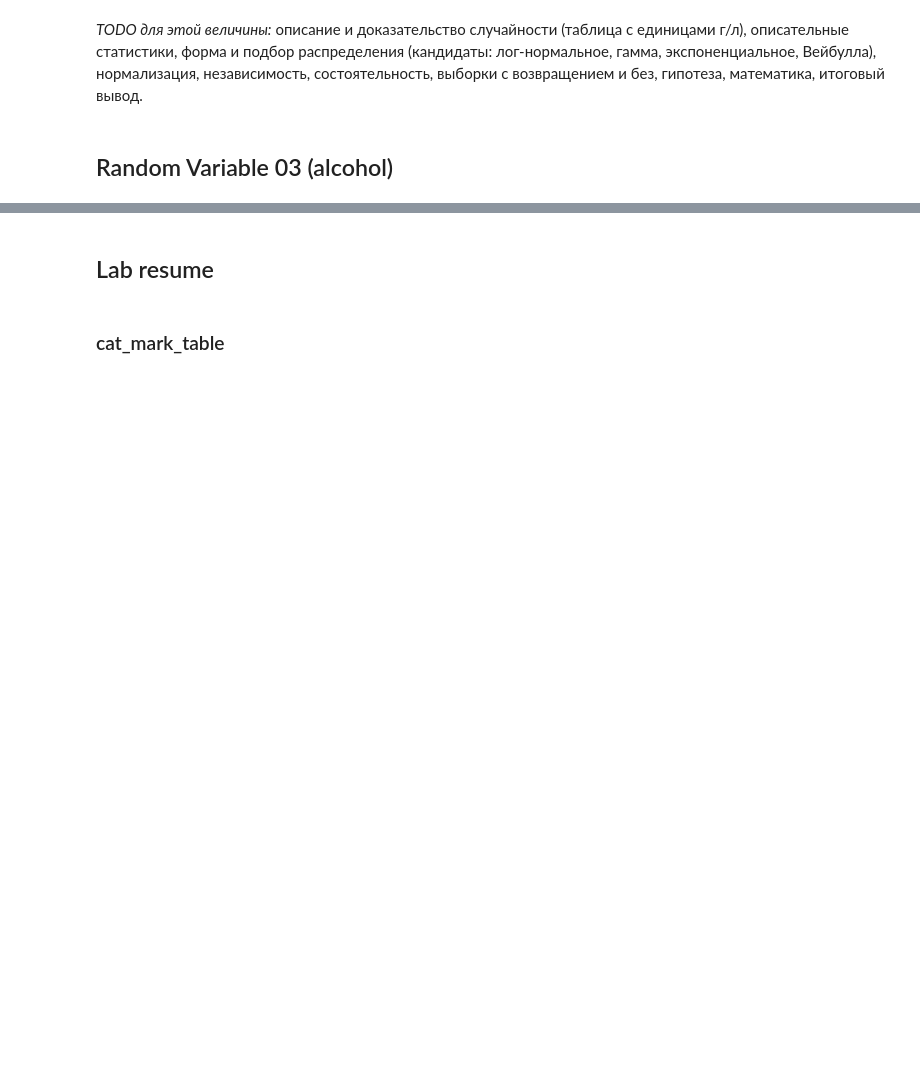
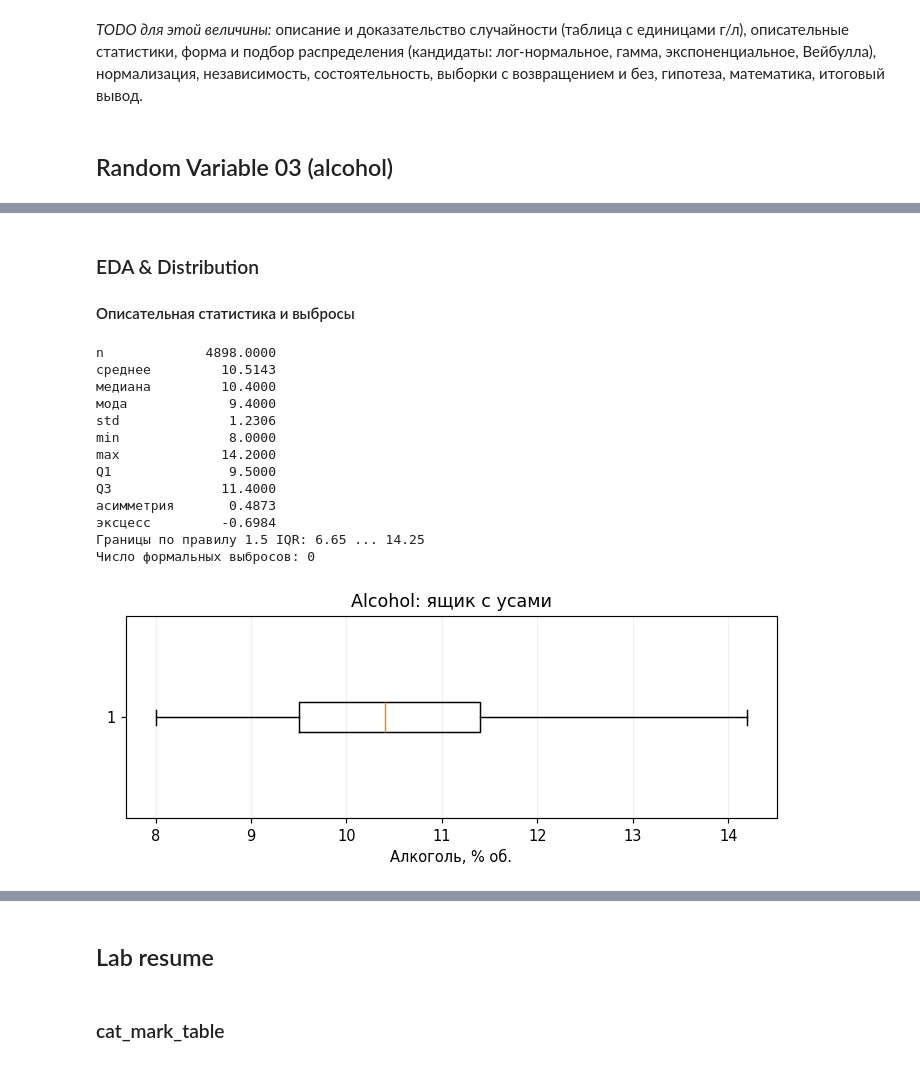
Before and after one commit to cherniak1410-sketch/statistics_lab1, a Jupyter notebook: lab1_restructured.ipynb, the cells around one changed output, grey strips where cells are left out. Saved outputs shown, nothing was run; the diff lists cells and outputs as text; code cells hidden in the pictures; blank space fills up the shorter version.

Commit message:
Add statistical analysis of alcohol (Random Variable 03)

```diff
--- a/lab1_restructured.ipynb
+++ b/lab1_restructured.ipynb
@@ -576,0 +594,11 @@ pH белого вина можно считать случайной велич
+# %%
+import numpy as np
+import pandas as pd
+import matplotlib.pyplot as plt
+from scipy import stats
+alcohol = df["alcohol"].dropna()
+a = alcohol.to_numpy()
+print("Число наблюдений:", len(a))
+print("Уникальные записанные значения:", alcohol.nunique())
+print("Наиболее частые значения (% об.):")
+print(alcohol.value_counts().head(10).to_string())
@@ -576,0 +620,44 @@ pH белого вина можно считать случайной велич
+# %% [markdown]
+### EDA & Distribution
+
+#### Описательная статистика и выбросы
+# %%
+alcohol_description = pd.Series({
+    "n": alcohol.count(),
+    "среднее": alcohol.mean(),
+    "медиана": alcohol.median(),
+    "мода": alcohol.mode().iloc[0],
+    "std": alcohol.std(ddof=1),
+    "min": alcohol.min(),
+    "max": alcohol.max(),
+    "Q1": alcohol.quantile(.25),
+    "Q3": alcohol.quantile(.75),
+    "асимметрия": alcohol.skew(),
+    "эксцесс": alcohol.kurt()
+})
+print(alcohol_description.round(4).to_string())
+q1, q3 = alcohol.quantile([.25,.75])
+lower, upper = q1-1.5*(q3-q1), q3+1.5*(q3-q1)
+print(f"Границы по правилу 1.5 IQR: {lower:.2f} ... {upper:.2f}")
+print("Число формальных выбросов:", int(((alcohol<lower)|(alcohol>upper)).sum()))
+plt.figure(figsize=(8,2.5))
+plt.boxplot(a,vert=False)
+plt.xlabel("Алкоголь, % об.")
+plt.title("Alcohol: ящик с усами")
+plt.grid(axis="x",alpha=.2)
+plt.show()
+# %% [output]
+n             4898.0000
+среднее         10.5143
+медиана         10.4000
+мода             9.4000
+std              1.2306
+min              8.0000
+max             14.2000
+Q1               9.5000
+Q3              11.4000
+асимметрия       0.4873
+эксцесс         -0.6984
+Границы по правилу 1.5 IQR: 6.65 ... 14.25
+Число формальных выбросов: 0
+[figure, added]
```
Also changed, not shown: parts of 32 cells of this notebook.
